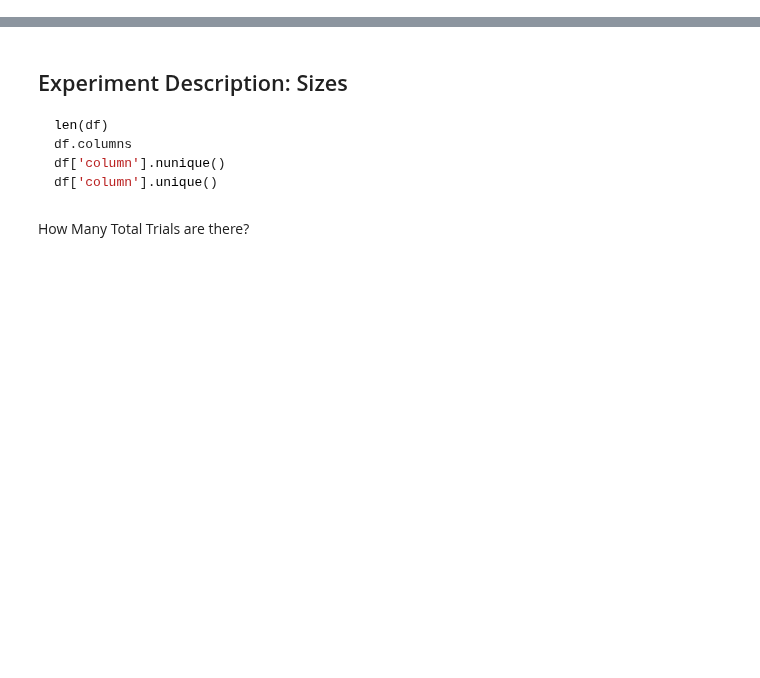
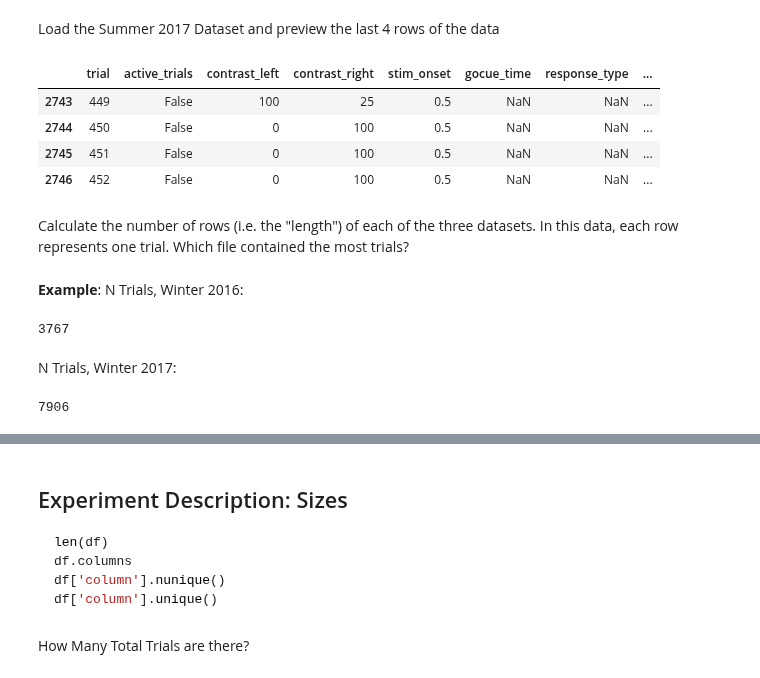
Before and after one commit to ibehave-ibots/iBOTS-Tools, a Jupyter notebook: workshops/python-workshop-1/exercises/nick/day1_1.ipynb, the cells around one changed output, grey strips where cells are left out. Drawn from its saved outputs; the diff is of its cells as text; code cells hidden in the pictures; blank space fills up the shorter version.

```diff
--- a/workshops/python-workshop-1/exercises/nick/day1_1.ipynb
+++ b/workshops/python-workshop-1/exercises/nick/day1_1.ipynb
@@ -16,0 +56,25 @@ df.head()
+# %% [markdown]
+Load the Summer 2017 Dataset and preview the last 4 rows of the data
+# %%
+df3 = pd.read_csv('./steinmetz_summer2017.csv')
+df3[-4:]
+# %% [output]
+|  | trial | active_trials | contrast_left | contrast_right | stim_onset | gocue_time | response_type | ... |
+| 2743 | 449 | False | 100 | 25 | 0.5 | NaN | NaN | ... |
+| 2744 | 450 | False | 0 | 100 | 0.5 | NaN | NaN | ... |
+| 2745 | 451 | False | 0 | 100 | 0.5 | NaN | NaN | ... |
+| 2746 | 452 | False | 0 | 100 | 0.5 | NaN | NaN | ... |
+# %% [markdown]
+Calculate the number of rows (i.e. the "length") of each of the three datasets. In this data, each row represents one trial.  Which file contained the most trials?
+# %% [markdown]
+**Example**: N Trials, Winter 2016:
+# %%
+len(df1)
+# %% [output]
+3767
+# %% [markdown]
+N Trials, Winter 2017:
+# %%
+len(df2)
+# %% [output]
+7906
```
Also changed, not shown: parts of 37 cells of this notebook, 2 other files.
